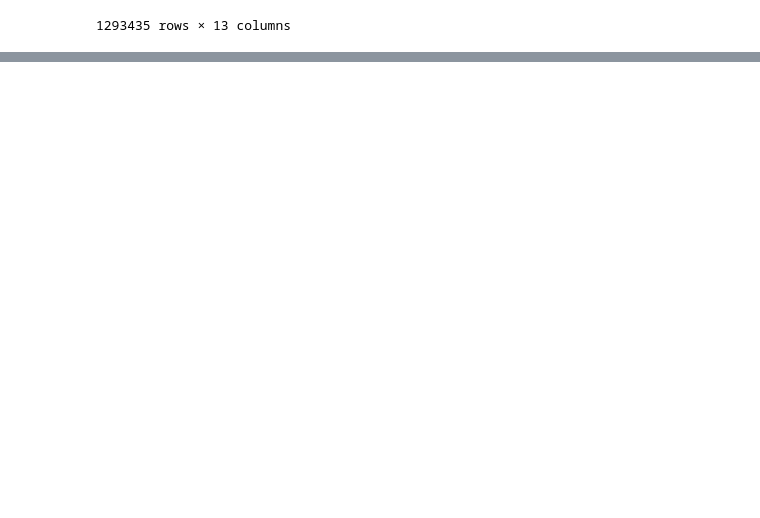
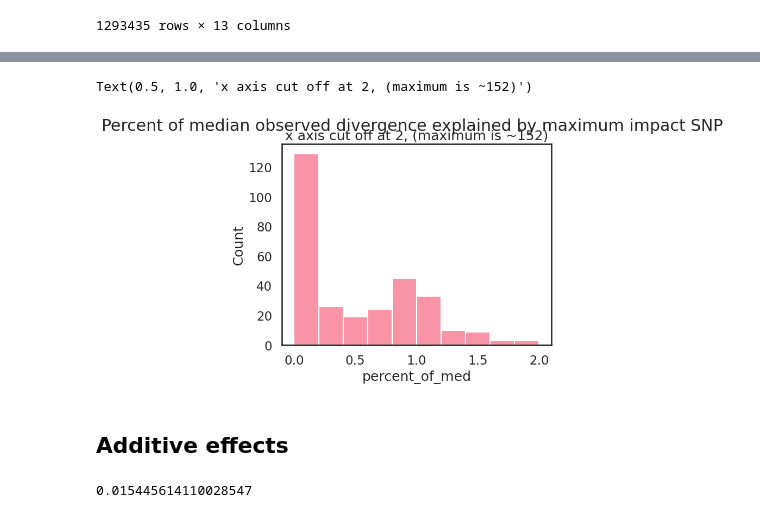
Before and after one commit to erin-n-gilbertson/3DGenome-diversity, a Jupyter notebook: activeNotebooks/insilico_mutagenesis.ipynb, the cells around one changed output, grey strips where cells are left out. Drawn from its saved outputs; the diff is of its cells as text; code cells hidden in the pictures; blank space fills up the shorter version.

```diff
--- a/activeNotebooks/insilico_mutagenesis.ipynb
+++ b/activeNotebooks/insilico_mutagenesis.ipynb
@@ -293,0 +458,12 @@ unique_anc[unique_anc.AF >= 0.01].shape
+# %%
+max_divs = []
+all_percs = []
+for i in ism_dict.keys():
+    max_o = anc_div.loc[i].max()
+    chr = i[0]
+    window = i[1]
+    arry = ism[ism.chr==chr][ism.window==window]
+    arry['percent_of_max_observed'] = arry['1-spearman']/max_o
+    max_divs.append(arry['1-spearman'].max())
+    ism_dict[i] = arry
+    all_percs = all_percs + list(arry['percent_of_max_observed'])
@@ -293,0 +575,6 @@ unique_anc[unique_anc.AF >= 0.01].shape
+# %%
+emp['max_ism_div'] = max_divs
+# %%
+emp['max_obs_div'] = anc_div.loc[emp.index].max(axis=1)
+emp['med_obs_div'] = anc_div.loc[emp.index].median(axis=1)
+#emp['max_obs_div'] = anc_div.loc[emp.index].max(axis=1)
@@ -293,0 +597,3 @@ unique_anc[unique_anc.AF >= 0.01].shape
+# %%
+emp['percent_of_max'] = emp['max_ism_div'] / emp['max_obs_div']
+emp['percent_of_med'] = emp['max_ism_div'] / emp['med_obs_div']
@@ -293,0 +607,14 @@ unique_anc[unique_anc.AF >= 0.01].shape
+# %%
+sns.histplot(emp['percent_of_med'], binrange=(0,2))
+plt.suptitle('Percent of median observed divergence explained by maximum impact SNP')
+plt.title('x axis cut off at 2, (maximum is ~152)')
+# %% [output]
+Text(0.5, 1.0, 'x axis cut off at 2, (maximum is ~152)')
+[figure, added]
+# %% [markdown]
+## Additive effects
+# %%
+ism_dict[('chr1',
+  41418752)]['1-spearman'].sum()
+# %% [output]
+0.015445614110028547
```
Also changed, not shown: parts of 217 cells of this notebook, 54 other files.
